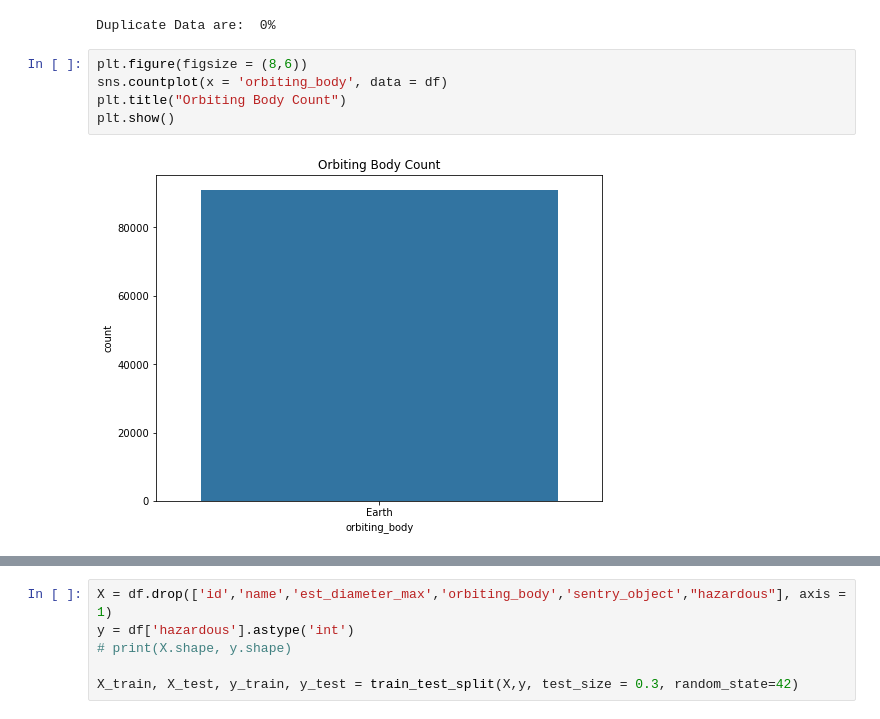
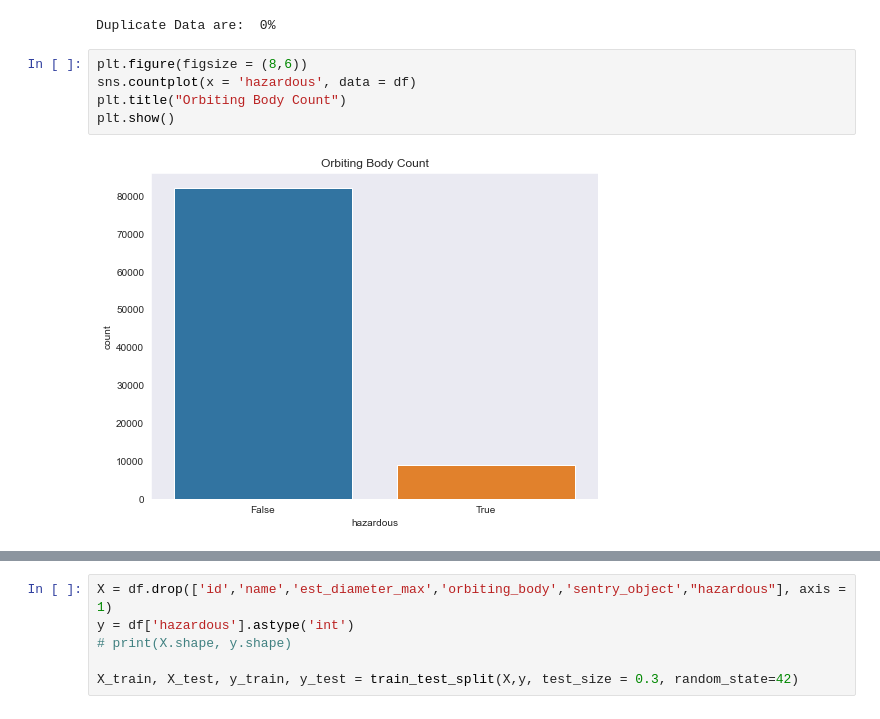
Before and after one commit to Sannan-Uzair/Nasa-Earth-Object-, a Jupyter notebook: detection.ipynb, the cells around one changed output, grey strips where cells are left out. Cells and saved outputs as stored; diff of their text form.

```diff
--- a/detection.ipynb
+++ b/detection.ipynb
@@ -87,8 +87,8 @@ print(f'Duplicate Data are:  {df.duplicated().sum()}%')
 Duplicate Data are:  0%
 # %%
 plt.figure(figsize = (8,6))
-sns.countplot(x = 'orbiting_body', data = df)
+sns.countplot(x = 'hazardous', data = df)
 plt.title("Orbiting Body Count")
 plt.show()
 # %% [output]
-[figure, old version]
+[figure, new version]
```
Also changed, not shown: parts of 37 cells of this notebook.
